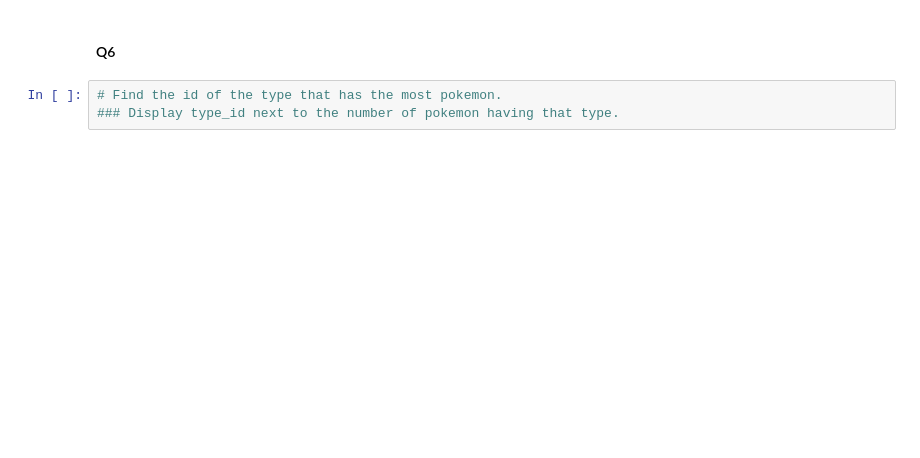
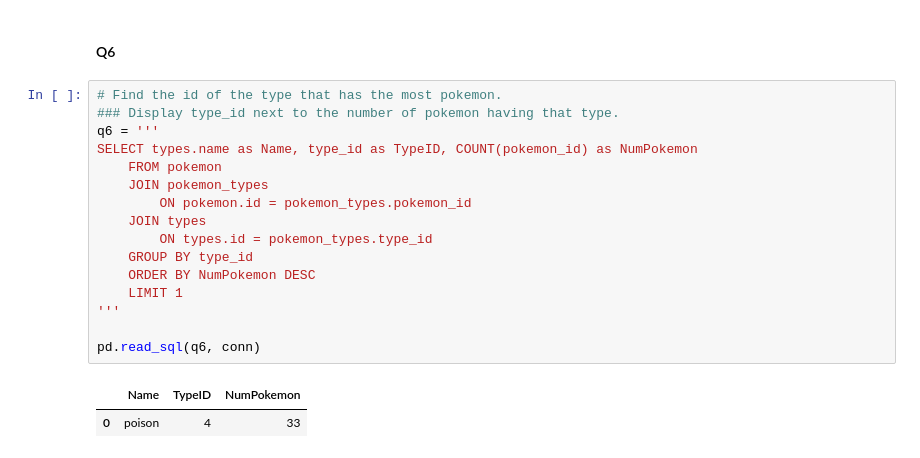
Before and after one commit to cwf231/StudyGroups, a Jupyter notebook: StudyGroupNotes/Phase_1/completed-PT-062821/1.06_1.07_sql.ipynb, the cells around one changed output. Cells and saved outputs as stored; diff of their text form; blank space fills up the shorter version.

```diff
--- a/StudyGroupNotes/Phase_1/completed-PT-062821/1.06_1.07_sql.ipynb
+++ b/StudyGroupNotes/Phase_1/completed-PT-062821/1.06_1.07_sql.ipynb
@@ -277,3 +339,19 @@ pd.read_sql(q3, conn)
 # %%
 # Find the id of the type that has the most pokemon.
 ### Display type_id next to the number of pokemon having that type.
+q6 = '''
+SELECT types.name as Name, type_id as TypeID, COUNT(pokemon_id) as NumPokemon
+    FROM pokemon
+    JOIN pokemon_types
+        ON pokemon.id = pokemon_types.pokemon_id
+    JOIN types
+        ON types.id = pokemon_types.type_id
+    GROUP BY type_id
+    ORDER BY NumPokemon DESC
+    LIMIT 1
+'''
+
+pd.read_sql(q6, conn)
+# %% [output]
+|  | Name | TypeID | NumPokemon |
+| 0 | poison | 4 | 33 |
```
Also changed, not shown: parts of 6 cells of this notebook, 1 other file.
